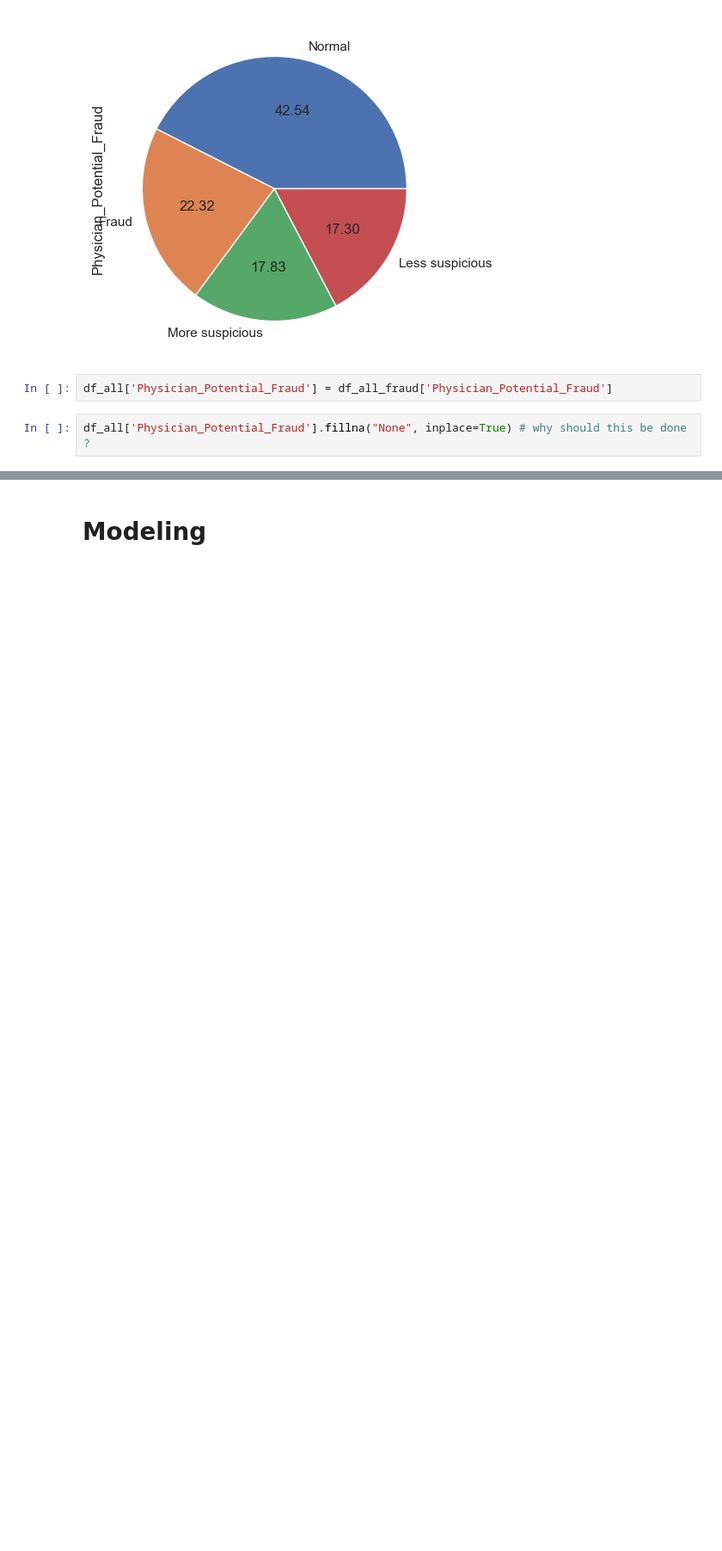
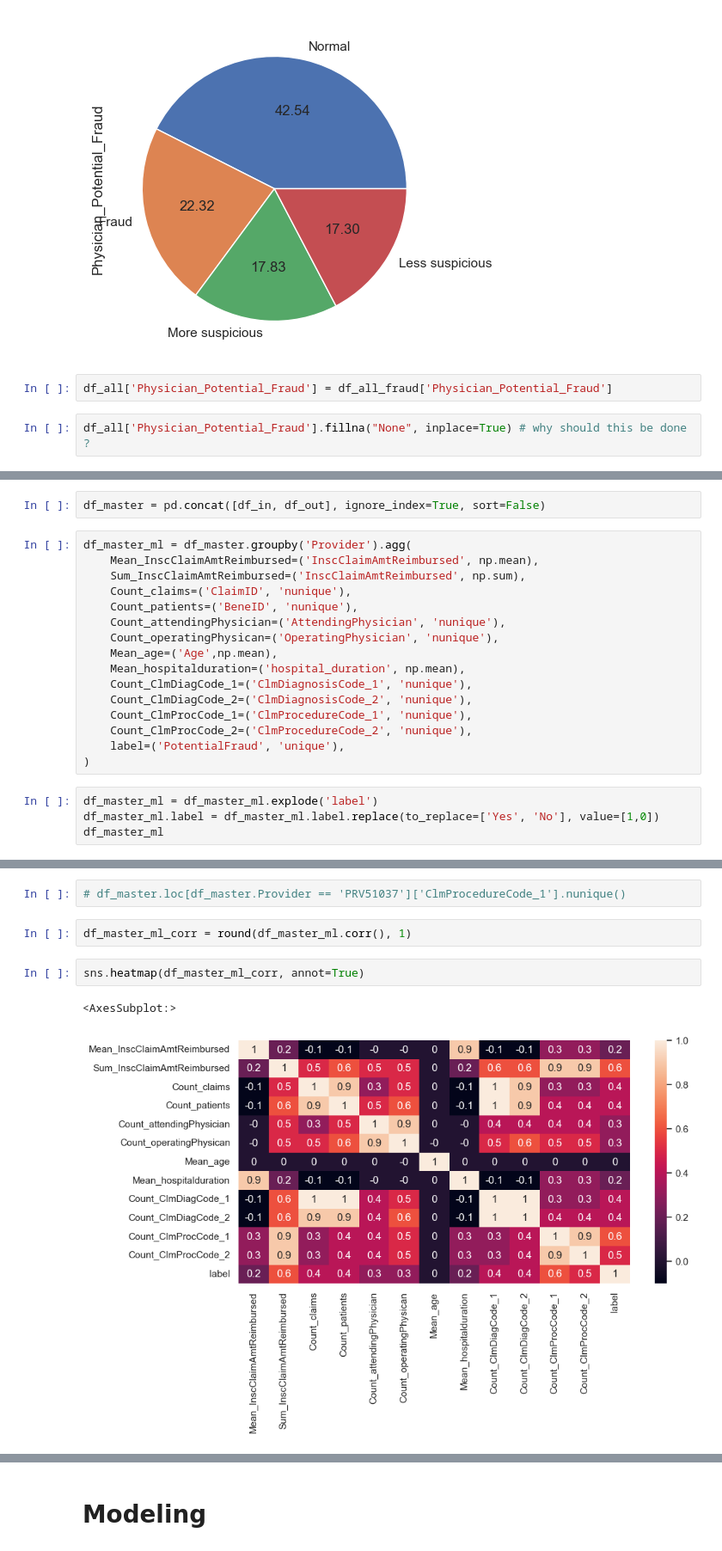
Before and after one commit to evkumar71/DataScience, a Jupyter notebook: Healtcare_fraud_detection.ipynb, the cells around one changed output, grey strips where cells are left out. Shown: that part at 86% size. Saved outputs shown, nothing was run; the diff lists cells and outputs as text; blank space fills up the shorter version.

Commit message:
Added master dataframe

```diff
--- a/Healtcare_fraud_detection.ipynb
+++ b/Healtcare_fraud_detection.ipynb
@@ -414,0 +413,22 @@ Name: Physician_Potential_Fraud, Length: 558211, dtype: object
+# %%
+df_master = pd.concat([df_in, df_out], ignore_index=True, sort=False)
+# %%
+df_master_ml = df_master.groupby('Provider').agg(
+    Mean_InscClaimAmtReimbursed=('InscClaimAmtReimbursed', np.mean),
+    Sum_InscClaimAmtReimbursed=('InscClaimAmtReimbursed', np.sum),
+    Count_claims=('ClaimID', 'nunique'),
+    Count_patients=('BeneID', 'nunique'),
+    Count_attendingPhysician=('AttendingPhysician', 'nunique'),
+    Count_operatingPhysican=('OperatingPhysician', 'nunique'),
+    Mean_age=('Age',np.mean),
+    Mean_hospitalduration=('hospital_duration', np.mean),
+    Count_ClmDiagCode_1=('ClmDiagnosisCode_1', 'nunique'),
+    Count_ClmDiagCode_2=('ClmDiagnosisCode_2', 'nunique'),
+    Count_ClmProcCode_1=('ClmProcedureCode_1', 'nunique'),
+    Count_ClmProcCode_2=('ClmProcedureCode_2', 'nunique'),
+    label=('PotentialFraud', 'unique'),
+)
+# %%
+df_master_ml = df_master_ml.explode('label')
+df_master_ml.label = df_master_ml.label.replace(to_replace=['Yes', 'No'], value=[1,0])
+df_master_ml
@@ -414,0 +450,9 @@ Name: Physician_Potential_Fraud, Length: 558211, dtype: object
+# %%
+# df_master.loc[df_master.Provider == 'PRV51037']['ClmProcedureCode_1'].nunique()
+# %%
+df_master_ml_corr = round(df_master_ml.corr(), 1)
+# %%
+sns.heatmap(df_master_ml_corr, annot=True)
+# %% [output]
+<AxesSubplot:>
+[figure, added]
```
Also changed, not shown: parts of 28 cells of this notebook.
